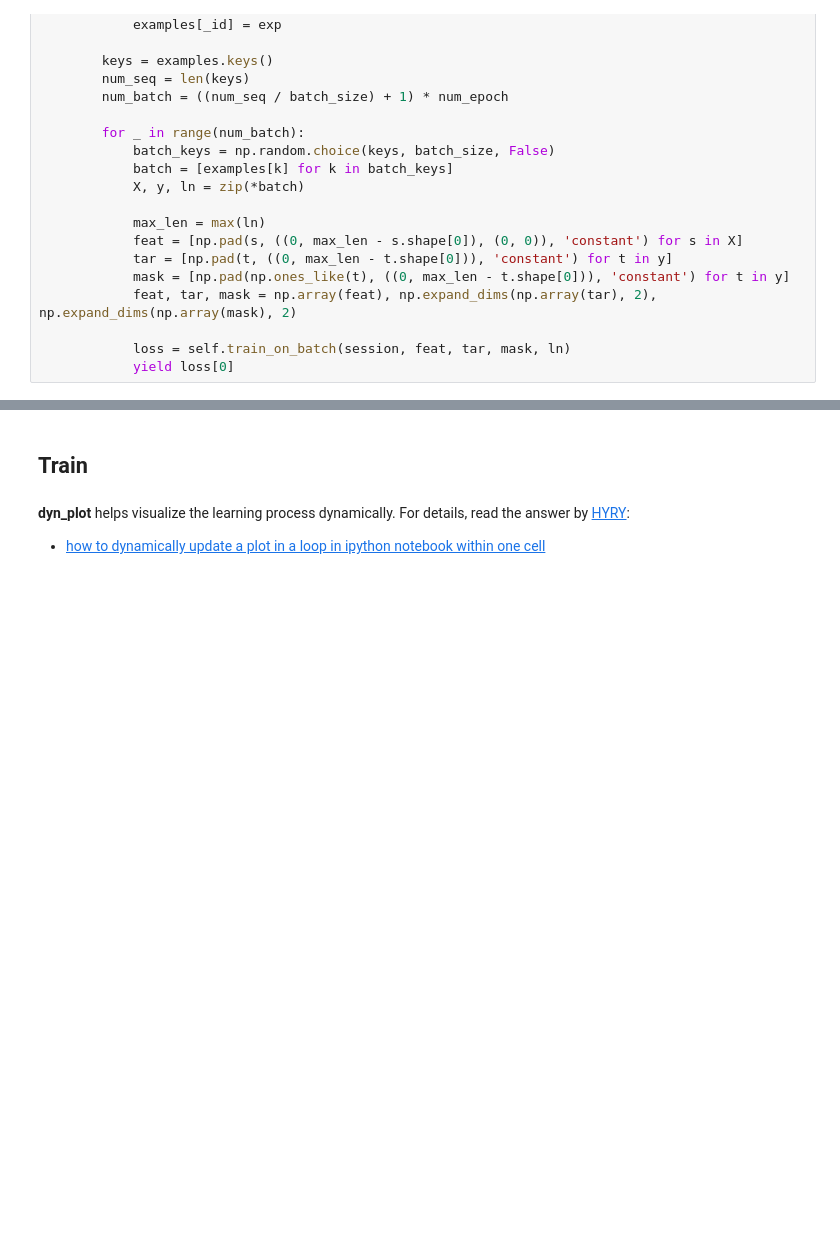
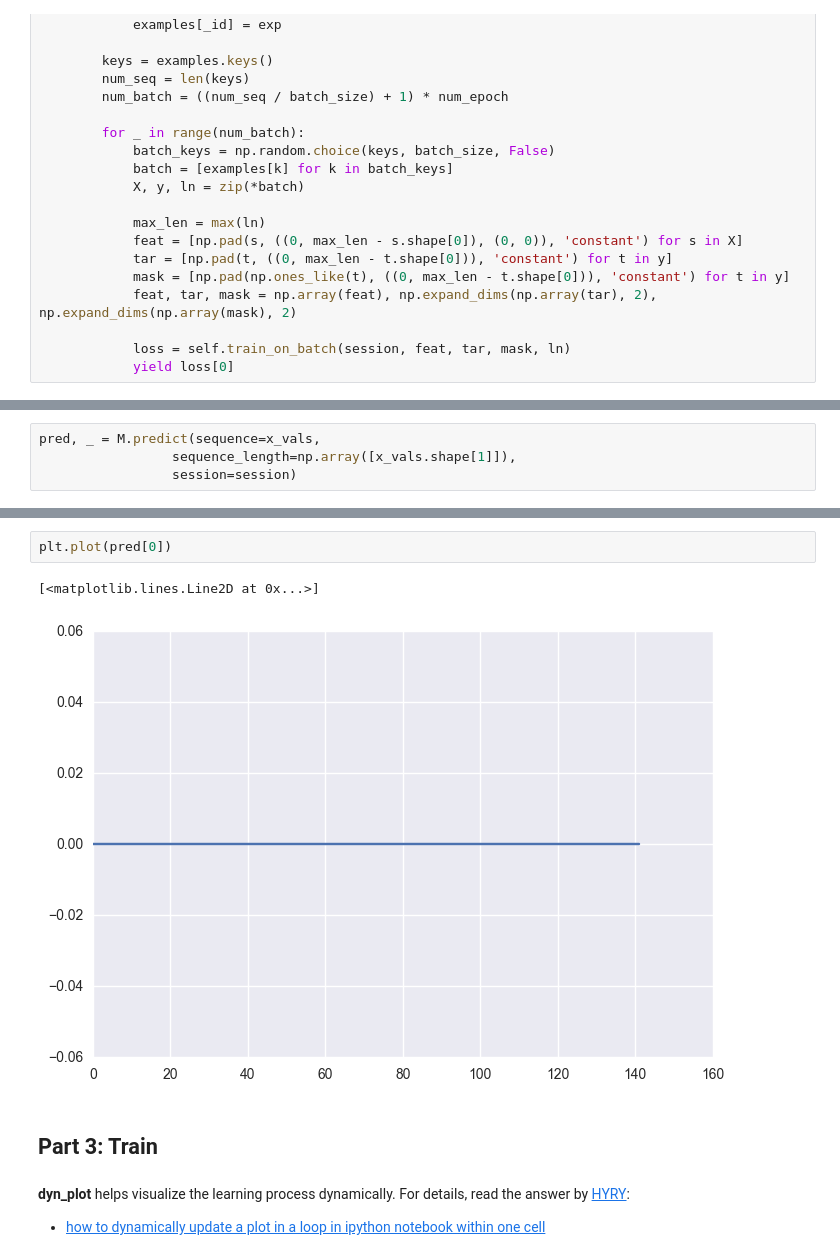
Before and after one commit to xuezhizeng/two-sigma-kaggle, a Jupyter notebook: two_sigma.ipynb, the cells around one changed output, grey strips where cells are left out. Saved outputs shown, nothing was run; the diff lists cells and outputs as text; blank space fills up the shorter version.

```diff
--- a/two_sigma.ipynb
+++ b/two_sigma.ipynb
@@ -200,0 +286,4 @@ class Model:
+# %%
+pred, _ = M.predict(sequence=x_vals,
+                 sequence_length=np.array([x_vals.shape[1]]),
+                 session=session)
@@ -201,5 +310,10 @@ class Model:
+# %%
+plt.plot(pred[0])
+# %% [output]
+[<matplotlib.lines.Line2D at 0x...>]
+[figure, added]
 # %% [markdown]
-## Train
+## Part 3: Train
 # %% [markdown]
 __dyn_plot__ helps visualize the learning process dynamically. For details, read the answer by [HYRY](http://stackoverflow.com/users/772649/hyry):
 
```
Also changed, not shown: parts of 18 cells of this notebook.
